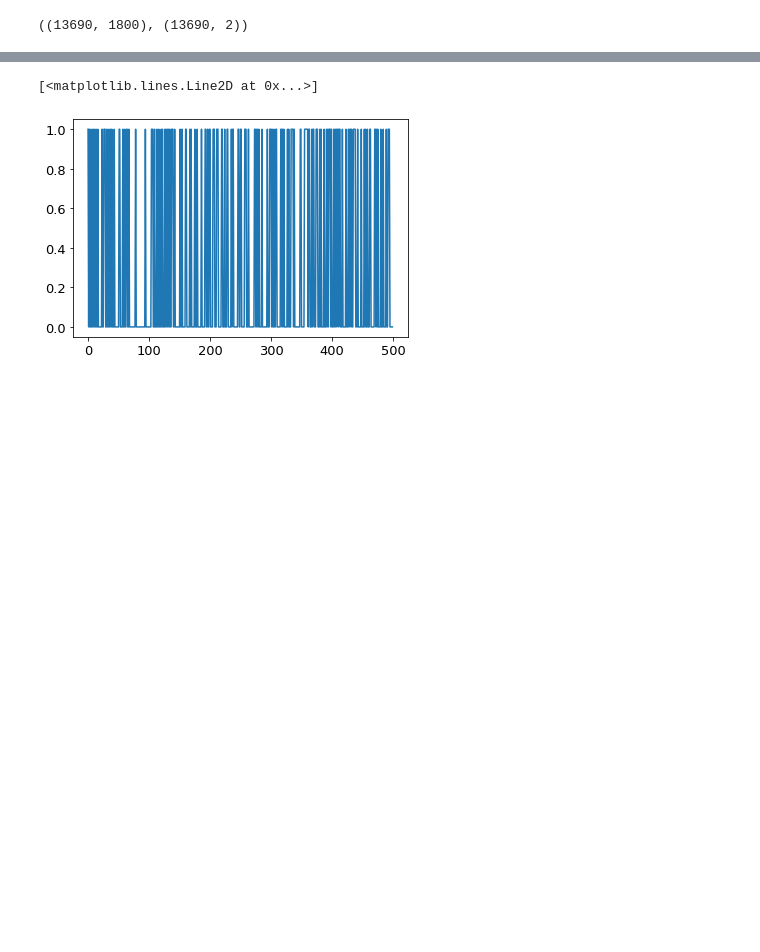
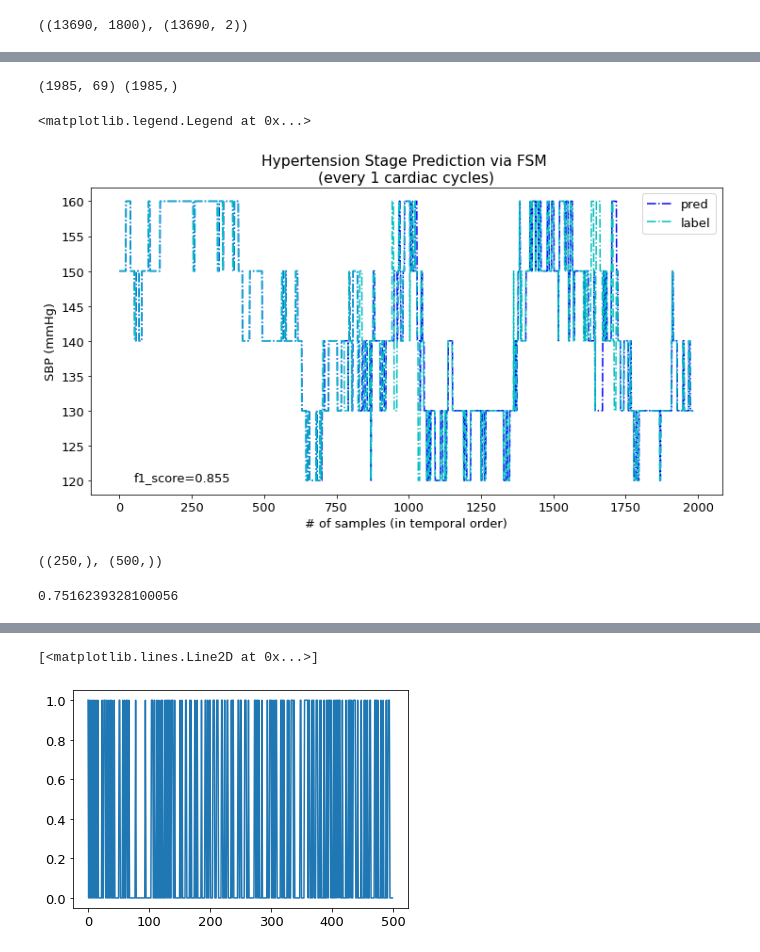
Before and after one commit to Innoversa/subject_variance_analysis, a Jupyter notebook: bin_classification.ipynb, the cells around one changed output, grey strips where cells are left out. Cells and saved outputs as stored; diff of their text form; code cells hidden in the pictures; blank space fills up the shorter version.

```diff
--- a/bin_classification.ipynb
+++ b/bin_classification.ipynb
@@ -160,0 +236,3 @@ plt.plot(te)
+# %%
+cut_off=-1985
+xgb_dict = train_FSM_model(X[:cut_off], y_plot[:cut_off])
@@ -161,3 +257,31 @@ plt.plot(te)
+# %%
+# X.shape, y.shape, y_stage.shape
+hop=1
+xgb_dict, predicted_values, cs = test_FSM_model(X[cut_off:], y_plot[cut_off:], xgb_dict, hop=hop, current_stage=y_plot[cut_off])
+# %% [output]
+(1985, 69) (1985,)
+# %%
+plt.rcParams['figure.figsize'] = (12.0, 6.0)
+plt.plot(np.arange(0,len(cs)), cs,'b-.', label='pred')
+plt.plot(np.arange(0,len(cs)), y_plot[cut_off:][::hop],'c-.', label='label')
+current_score = metrics.f1_score(cs, y_plot[cut_off:][::hop], average='weighted')
+plt.text(len(cs)//40, 120, f'f1_score={current_score:.3f}')
+plt.title(f'Hypertension Stage Prediction via FSM \n(every {hop} cardiac cycles)')
+plt.ylabel('SBP (mmHg)')
+plt.xlabel('# of samples (in temporal order)')
+plt.legend()# plt.plot(np.where(y_stage[-100:] == 130, 130, 1),'r-.')
+# %% [output]
+<matplotlib.legend.Legend at 0x...>
+[figure, added]
+# %%
+np.arange(0,len(cs),hop).shape, np.array(cs).shape
+# %% [output]
+((250,), (500,))
+# %%
+import sklearn.metrics as metrics
+metrics.f1_score(cs, y_plot[-1000:-1:hop], average='weighted')
+# %% [output]
+0.7516239328100056
 # %%
 import warnings
 warnings.filterwarnings('ignore')
```
Also changed, not shown: parts of 12 cells of this notebook, 3 other files.
